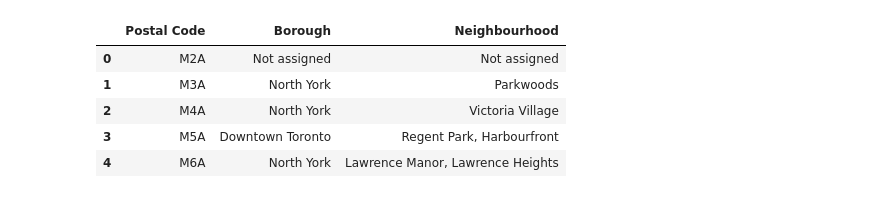
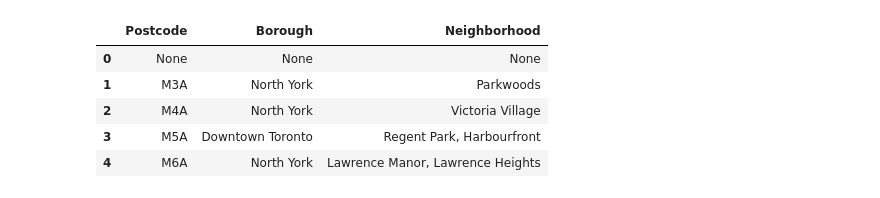
Before and after one commit to tukue/Data-science-capstone-project, a Jupyter notebook: scraping wikipedia assgnment.ipynb, the cells around one changed output. Saved outputs shown, nothing was run; the diff lists cells and outputs as text; code cells hidden in the pictures.

Commit message:
wiki scraping using beautifulsoap

```diff
--- a/scraping wikipedia assgnment.ipynb
+++ b/scraping wikipedia assgnment.ipynb
@@ -10,7 +1,9 @@ data_column=[ 'Postal Code', 'Borough', 'Neighborhood']
 # %%
+# Part 1
 import requests
 from bs4 import BeautifulSoup
 import pandas as pd
+import numpy as np
 
 URL = 'https://en.wikipedia.org/wiki/List_of_postal_codes_of_Canada:_M'
 response = requests.get(URL)
@@ -20,20 +13,10 @@ soup = BeautifulSoup(response.text,'html.parser')
 right_table = soup.find('table',{'class':'wikitable sortable'})
 
 #number of columns
+wiki_data=[]
 for row in right_table.findAll("tr"):
-    cells = row.findAll('td')
-
-len(cells)
-
-#number of rows
-
-rows= right_table.findAll("tr")
-len(rows)
-#print(table)
-#rows = table.find_all('tr')
-header = [th.text.rstrip() for th in rows[0].find_all('th')]
-print(header)
-print('------------')
-print(len(header))
+    cols = row.findAll("td")
+    cols=[ehcol.text.strip() for ehcol in cols]
+    wiki_data.append(cols)
 # %% [output]
 <Response [200]>
@@ -75,0 +23,5 @@ df.head()
+# %%
+df = pd.DataFrame(wiki_data)
+df.head()
+df= df.rename(columns={0:"Postcode",1:"Borough",2:"Neighborhood"})
+df.head()
@@ -76,10 +35,13 @@ df.head()
 # %%
-
-df.drop(df[df['Borough']=="Not assigned"].index,axis=0, inplace=True)
-df.head()
+df1=df.copy()
+df1.head()
+df1.drop(df1[df1['Borough']=="Not assigned"].index,axis=0, inplace=True)
+df2=df1.reset_index(drop=True)
+df2.head()
+#df1.shape
 # %% [output]
-|  | Postal Code | Borough | Neighbourhood |
-| 0 | M2A | Not assigned | Not assigned |
+|  | Postcode | Borough | Neighborhood |
+| 0 | None | None | None |
 | 1 | M3A | North York | Parkwoods |
 | 2 | M4A | North York | Victoria Village |
 | 3 | M5A | Downtown Toronto | Regent Park, Harbourfront |
```
Also changed, not shown: parts of 27 cells of this notebook.
